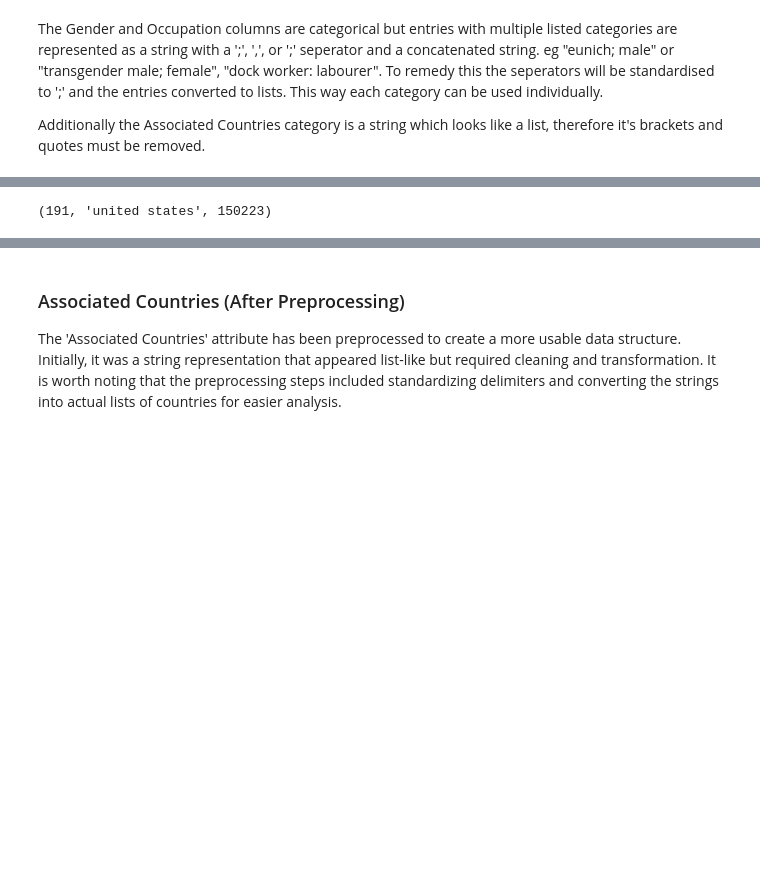
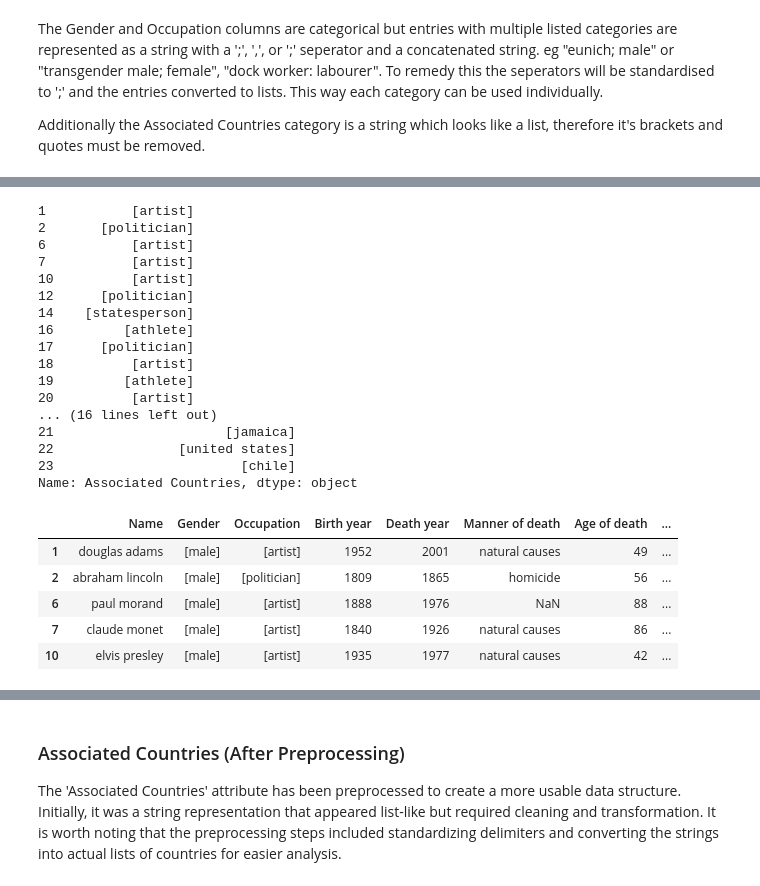
Before and after one commit to JamesHudsonn/3804ICT-Age-Analysis, a Jupyter notebook: age_investigation.ipynb, the cells around one changed output, grey strips where cells are left out. Drawn from its saved outputs; the diff is of its cells as text; code cells hidden in the pictures; blank space fills up the shorter version.

```diff
--- a/age_investigation.ipynb
+++ b/age_investigation.ipynb
@@ -537,19 +501,67 @@ Name: Associated Countries, dtype: object
+# %%
+# Standardise seperators
+def standardize_and_split(df, column_name):
+    # Standardize separators in the specified column
+    df.loc[:, column_name] = df[column_name].str.replace(', ', '; ')
+    df.loc[:, column_name] = df[column_name].str.replace(': ', '; ')
+    df.loc[:, column_name] = df[column_name].str.replace("'", '')
+    df.loc[:, column_name] = df[column_name].str.replace("]", '')
+    df.loc[:, column_name] = df[column_name].str.replace("[", '')
+
+
+    # Drop rows with missing values in the specified column
+    df.dropna(subset=[column_name], inplace=True)
+
+    # Convert the cleaned string to lists of strings in the specified column
+    df.loc[:, column_name] = df[column_name].str.split('; ')
+
+
+
+df_cleaned = df.copy()
+standardize_and_split(df_cleaned, 'Associated Countries')
+standardize_and_split(df_cleaned, 'Occupation')
+standardize_and_split(df_cleaned, 'Gender')
+print(df_cleaned['Occupation'].head(15))
+print(df_cleaned['Associated Countries'].head(15))
+df_cleaned.head()
+# %% [output]
+1           [artist]
+2       [politician]
+6           [artist]
+7           [artist]
+10          [artist]
+12      [politician]
+14    [statesperson]
+16         [athlete]
+17      [politician]
+18          [artist]
+19         [athlete]
+20          [artist]
+... (16 lines left out)
+21                      [jamaica]
+22                [united states]
+23                        [chile]
+Name: Associated Countries, dtype: object
+|  | Name | Gender | Occupation | Birth year | Death year | Manner of death | Age of death | ... |
+| 1 | douglas adams | [male] | [artist] | 1952 | 2001 | natural causes | 49 | ... |
+| 2 | abraham lincoln | [male] | [politician] | 1809 | 1865 | homicide | 56 | ... |
+| 6 | paul morand | [male] | [artist] | 1888 | 1976 | NaN | 88 | ... |
+| 7 | claude monet | [male] | [artist] | 1840 | 1926 | natural causes | 86 | ... |
+| 10 | elvis presley | [male] | [artist] | 1935 | 1977 | natural causes | 42 | ... |
 # %%
-from collections import Counter
+# from collections import Counter
 
-df_cleaned = df.dropna(subset=['Associated Countries'])
-# Convert the cleaned string to lists of strings
-df_country = df_cleaned.copy()
-df_country['Associated Countries'] = df_country['Associated Countries'].str.split('; ')
+# df_cleaned = df.dropna(subset=['Associated Countries'])
+# # Convert the cleaned string to lists of strings
+# df_country = df_cleaned.copy()
+# df_country['Associated Countries'] = df_country['Associated Countries'].str.split('; ')
 
-# Flatten the list and count the occurrences of each country
-flattened_countries = [country for sublist in df_country['Associated Countries'].dropna() for country in sublist]
-country_counter = Counter(flattened_countries)
+# # Flatten the list and count the occurrences of each country
+# flattened_countries = [country for sublist in df_country['Associated Countries'].dropna() for country in sublist]
+# country_counter = Counter(flattened_countries)
 
-# Find the number of unique countries and the most common one
-unique_countries_count = len(set(flattened_countries))
-most_common_country, most_common_count = country_counter.most_common(1)[0]
+# # Find the number of unique countries and the most common one
+# unique_countries_count = len(set(flattened_countries))
+# most_common_country, most_common_count = country_counter.most_common(1)[0]
 
-unique_countries_count, most_common_country, most_common_count
+# unique_countries_count, most_common_country, most_common_count
-# %% [output]
-(191, 'united states', 150223)
```
Also changed, not shown: parts of 8 cells of this notebook.
